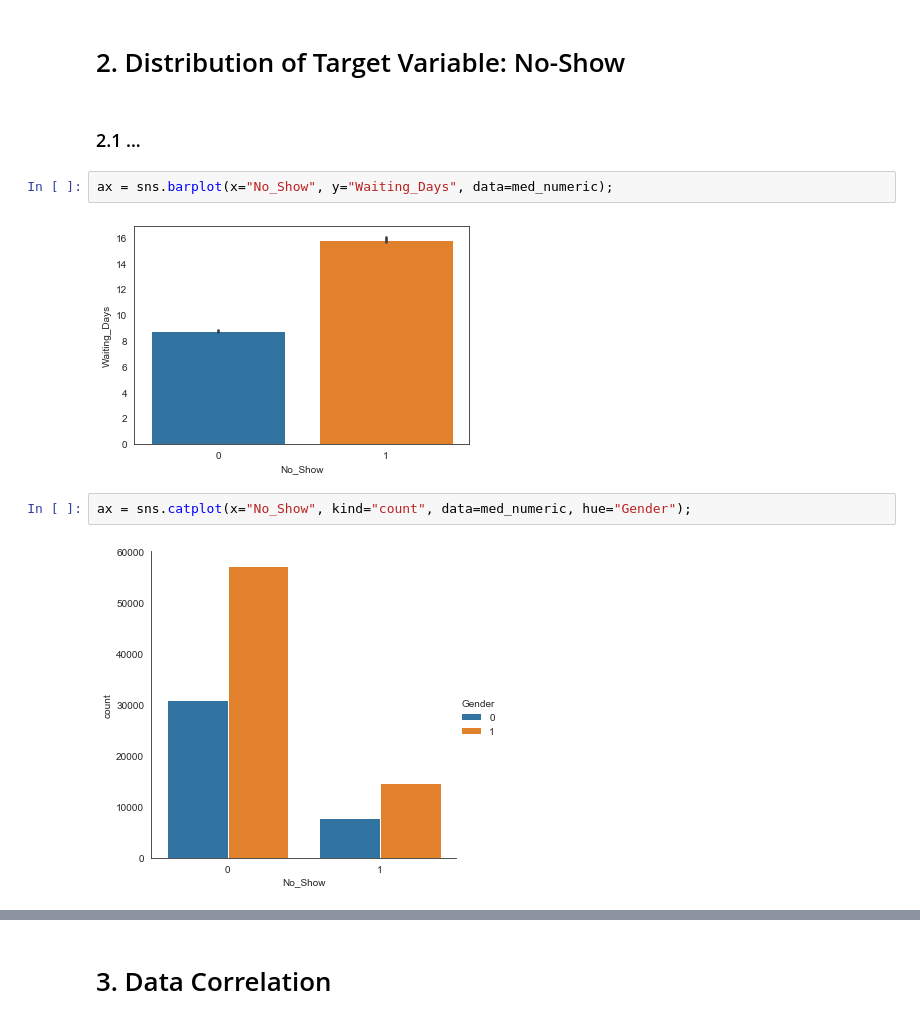
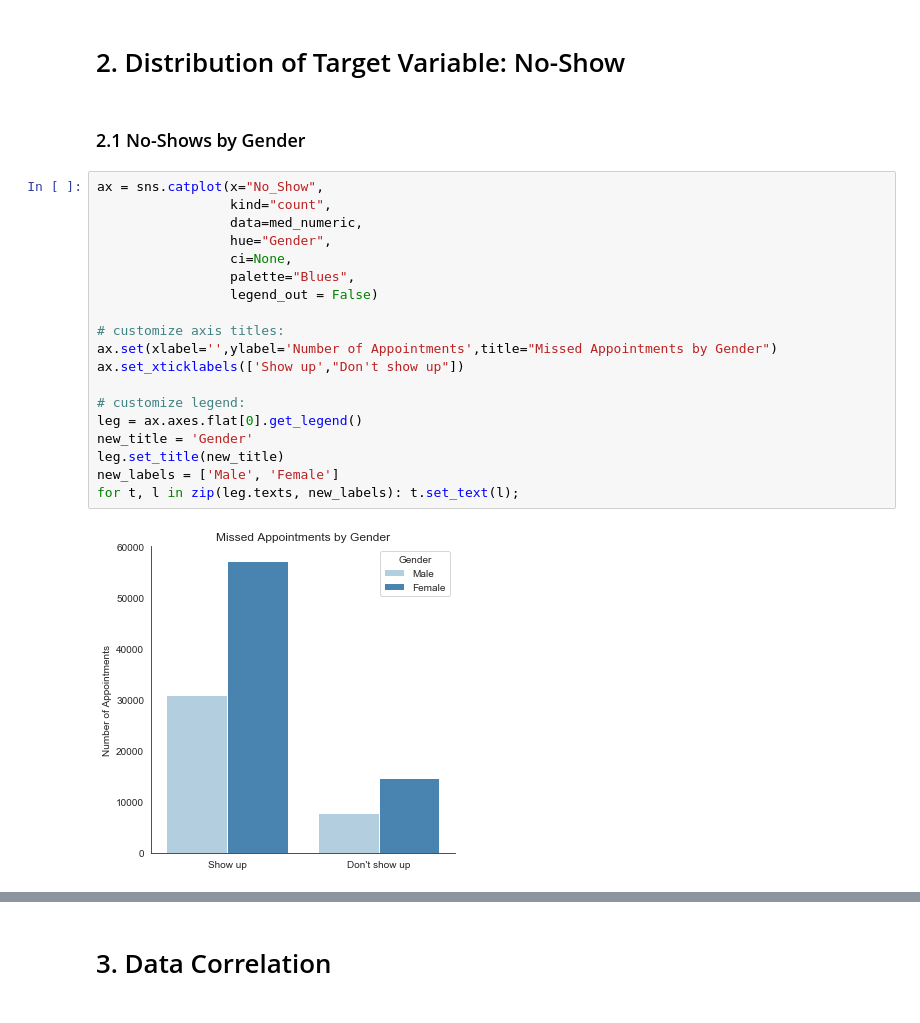
Before and after one commit to ironhack-datalabs/data-ber-10-19, a Jupyter notebook: module-3_projects/final-project/Medical_Appointments/Data_Visualization.ipynb, the cells around one changed output, grey strips where cells are left out. Drawn from its saved outputs; the diff is of its cells as text.

```diff
--- a/module-3_projects/final-project/Medical_Appointments/Data_Visualization.ipynb
+++ b/module-3_projects/final-project/Medical_Appointments/Data_Visualization.ipynb
@@ -116,12 +113,25 @@ dtype: object
 # %% [markdown]
 # 2. Distribution of Target Variable: No-Show
 # %% [markdown]
-### 2.1 ...
+### 2.1 No-Shows by Gender
-# %%
-ax = sns.barplot(x="No_Show", y="Waiting_Days", data=med_numeric);
-# %% [output]
-[figure, removed]
-# %%
-ax = sns.catplot(x="No_Show", kind="count", data=med_numeric, hue="Gender");
-# %% [output]
-[figure, removed]
+# %%
+ax = sns.catplot(x="No_Show",
+                 kind="count",
+                 data=med_numeric,
+                 hue="Gender",
+                 ci=None,
+                 palette="Blues",
+                 legend_out = False)
+
+# customize axis titles:
+ax.set(xlabel='',ylabel='Number of Appointments',title="Missed Appointments by Gender")
+ax.set_xticklabels(['Show up',"Don't show up"])
+
+# customize legend:
+leg = ax.axes.flat[0].get_legend()
+new_title = 'Gender'
+leg.set_title(new_title)
+new_labels = ['Male', 'Female']
+for t, l in zip(leg.texts, new_labels): t.set_text(l);
+# %% [output]
+[figure, added]
```
Also changed, not shown: parts of 22 cells of this notebook, 1 other file.
